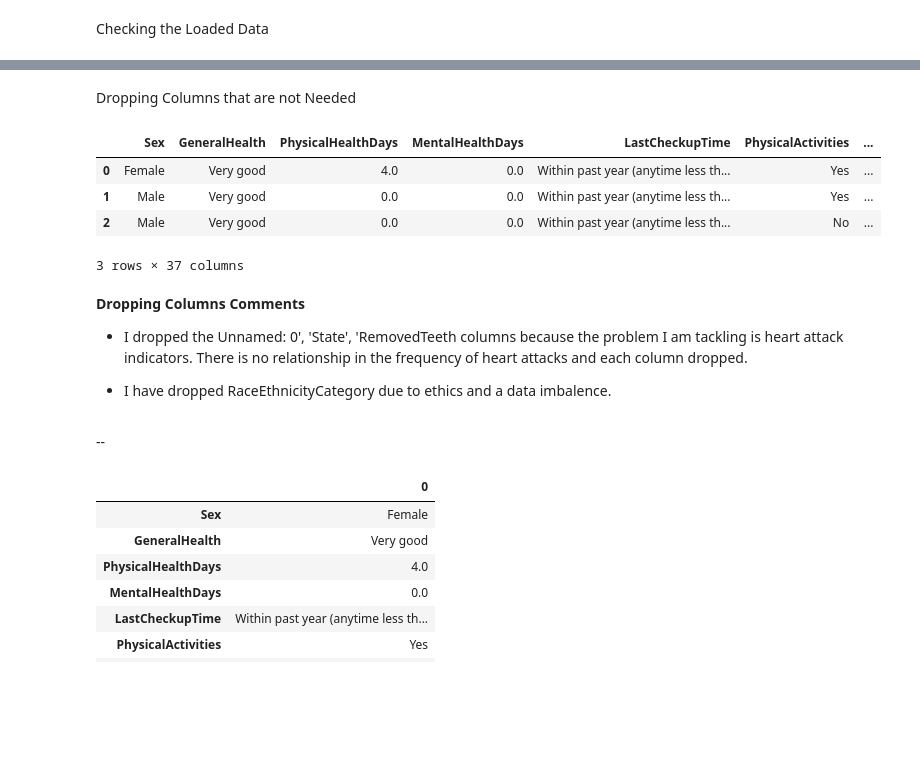
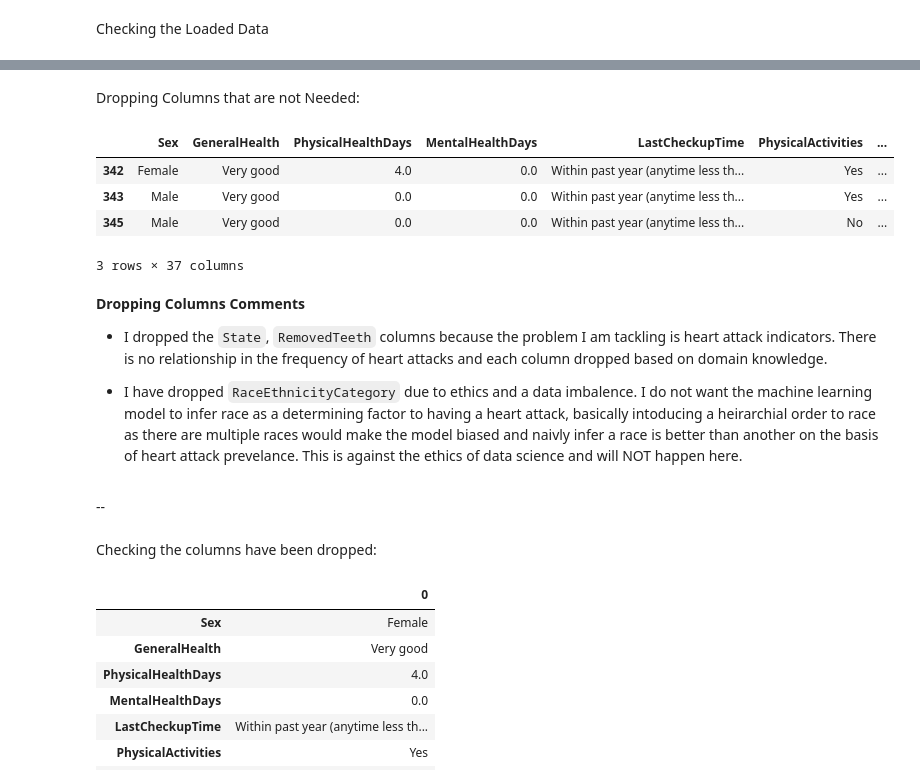
Before and after one commit to Stefan-George/Heart-Attack-Indicators, a Jupyter notebook: notebooks/03-pre-processing.ipynb, the cells around one changed output, grey strips where cells are left out. Cells and saved outputs as stored; diff of their text form; code cells hidden in the pictures; blank space fills up the shorter version.

```diff
--- a/notebooks/03-pre-processing.ipynb
+++ b/notebooks/03-pre-processing.ipynb
@@ -24,7 +36,7 @@ from sklearn.preprocessing import StandardScaler # Standard Scaling
 CLN_DATA_PATH='../data/heart_attack_clean.csv'
 
 try:
-    heart_attack_clean = pd.read_csv(CLN_DATA_PATH)
+    heart_attack_clean = pd.read_csv(CLN_DATA_PATH, index_col=0)
     print("Data loaded successfully.")
 except FileNotFoundError:
     print("ERROR: The data file does not exist.")
@@ -55,25 +69,27 @@ heart_attack_clean.head().T
 | HighRiskLastYear | No | No | No | No | No |
 | CovidPos | No | No | Yes | Yes | No |
 # %% [markdown]
-Dropping Columns that are not Needed
+Dropping Columns that are not Needed:
 # %%
-heart_attack_enc = heart_attack_clean.drop(columns=['Unnamed: 0', 'State', 'RemovedTeeth', 'RaceEthnicityCategory'])
+heart_attack_enc = heart_attack_clean.drop(columns=['State', 'RemovedTeeth', 'RaceEthnicityCategory'])
 
 heart_attack_enc.head(3)
 # %% [output]
 |  | Sex | GeneralHealth | PhysicalHealthDays | MentalHealthDays | LastCheckupTime | PhysicalActivities | ... |
-| 0 | Female | Very good | 4.0 | 0.0 | Within past year (anytime less th... | Yes | ... |
-| 1 | Male | Very good | 0.0 | 0.0 | Within past year (anytime less th... | Yes | ... |
-| 2 | Male | Very good | 0.0 | 0.0 | Within past year (anytime less th... | No | ... |
+| 342 | Female | Very good | 4.0 | 0.0 | Within past year (anytime less th... | Yes | ... |
+| 343 | Male | Very good | 0.0 | 0.0 | Within past year (anytime less th... | Yes | ... |
+| 345 | Male | Very good | 0.0 | 0.0 | Within past year (anytime less th... | No | ... |
 3 rows × 37 columns
 # %% [markdown]
 **Dropping Columns Comments**
 
-- I dropped the Unnamed: 0', 'State', 'RemovedTeeth columns because the problem I am tackling is heart attack indicators. There is no relationship in the frequency of heart attacks and each column dropped.
+- I dropped the `State`, `RemovedTeeth` columns because the problem I am tackling is heart attack indicators. There is no relationship in the frequency of heart attacks and each column dropped based on domain knowledge.
 
-- I have dropped RaceEthnicityCategory due to ethics and a data imbalence.
+- I have dropped `RaceEthnicityCategory` due to ethics and a data imbalence. I do not want the machine learning model to infer race as a determining factor to having a heart attack, basically intoducing a heirarchial order to race as there are multiple races would make the model biased and naivly infer a race is better than another on the basis of heart attack prevelance. This is against the ethics of data science and will NOT happen here.
 # %% [markdown]
 --
+# %% [markdown]
+Checking the columns have been dropped:
 # %%
 heart_attack_enc.head(1).T
 # %% [output]
```
Also changed, not shown: parts of 67 cells of this notebook, 3 other files.
